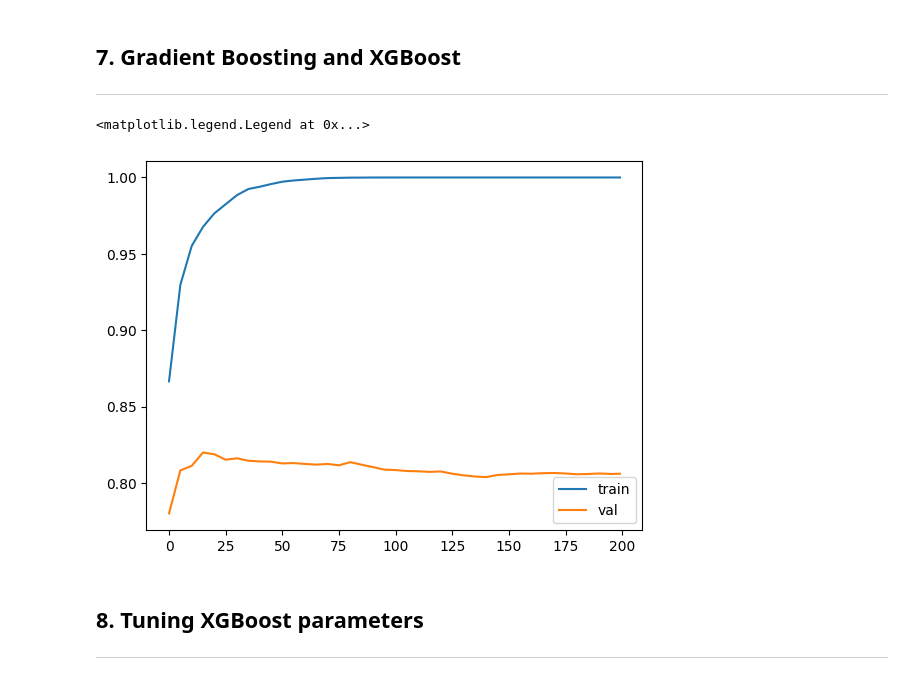
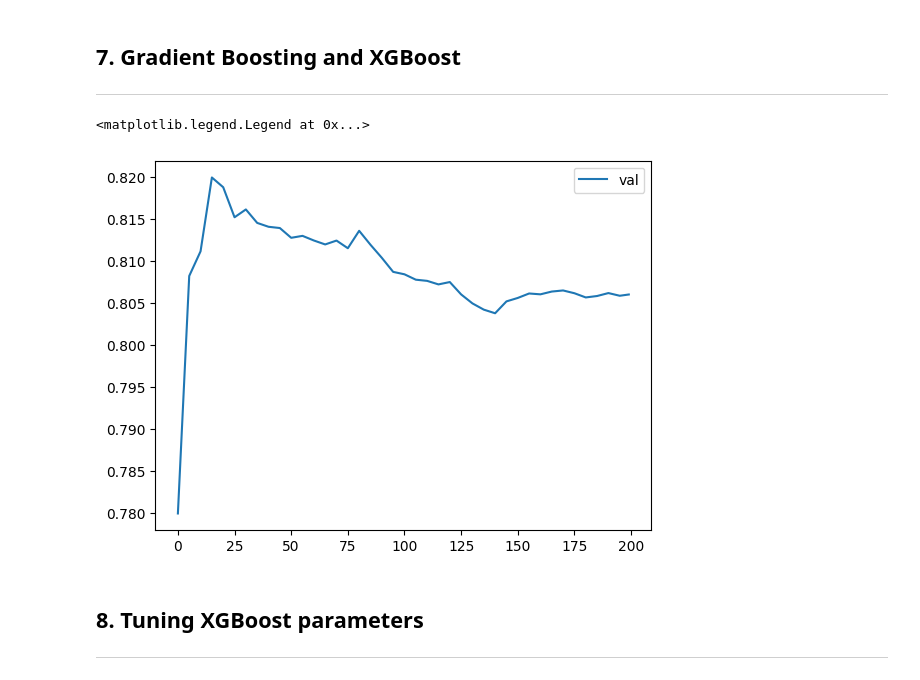
Before and after one commit to bruno-lima98/ml-zoomcamp-homework, a Jupyter notebook: 01-classes/05-decision-tree/main.ipynb, the cells around one changed output. Cells and saved outputs as stored; diff of their text form; code cells hidden in the pictures.

```diff
--- a/01-classes/05-decision-tree/main.ipynb
+++ b/01-classes/05-decision-tree/main.ipynb
@@ -473,12 +480,12 @@ def parse_xgb_outpub(output):
 # %%
 df_score = parse_xgb_outpub(output)
 # %%
-plt.plot(df_score['num_iter'],df_score['train_auc'], label='train')
+# plt.plot(df_score['num_iter'],df_score['train_auc'], label='train')
 plt.plot(df_score['num_iter'],df_score['val_auc'], label='val')
 plt.legend()
 # %% [output]
 <matplotlib.legend.Legend at 0x...>
-[figure, old version]
+[figure, new version]
 # %% [markdown]
 ## 8. Tuning XGBoost parameters
 ----
```
Also changed, not shown: parts of 29 cells of this notebook.
